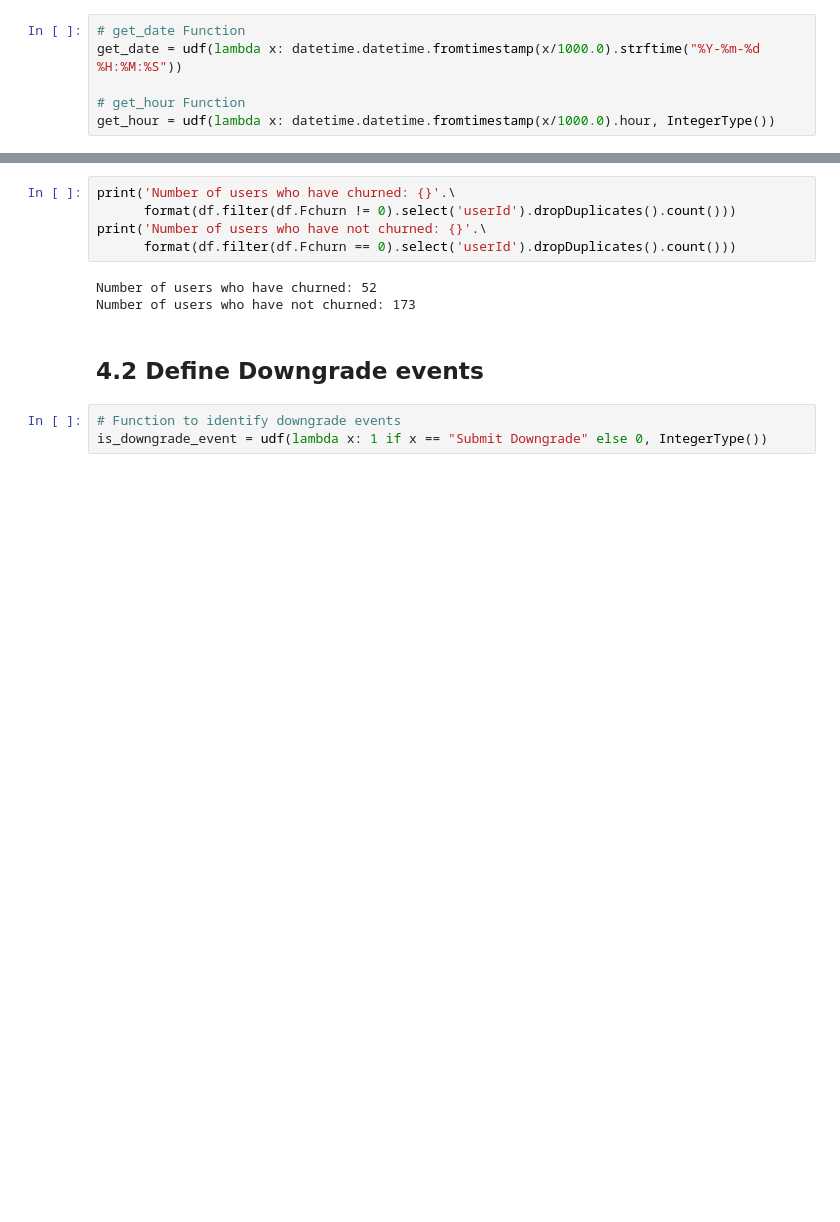
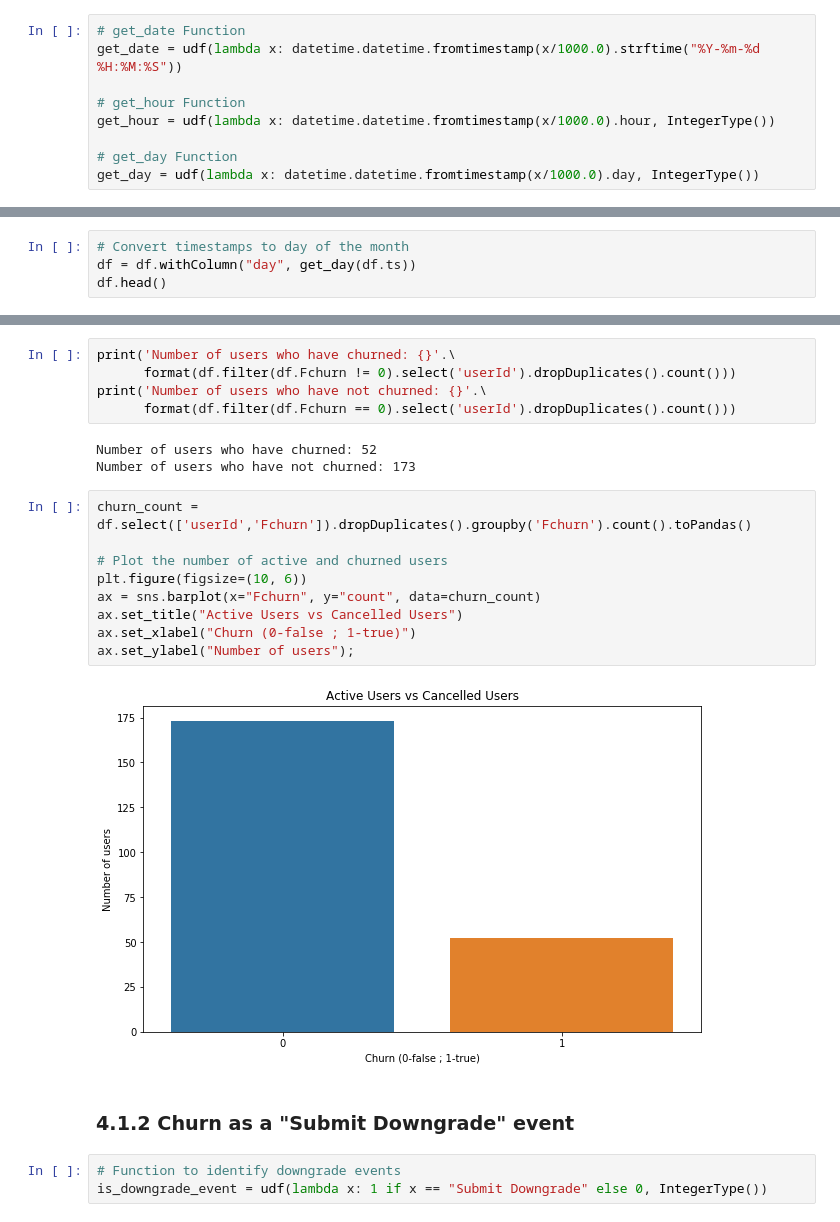
Before and after one commit to MargaridaFernandes1/Udacity-DS-Project3-Sparkify, a Jupyter notebook: Sparkify.ipynb, the cells around one changed output, grey strips where cells are left out. Saved outputs shown, nothing was run; the diff lists cells and outputs as text; blank space fills up the shorter version.

```diff
--- a/Sparkify.ipynb
+++ b/Sparkify.ipynb
@@ -426,6 +440,9 @@ get_date = udf(lambda x: datetime.datetime.fromtimestamp(x/1000.0).strftime("%Y-
 
 # get_hour Function
 get_hour = udf(lambda x: datetime.datetime.fromtimestamp(x/1000.0).hour, IntegerType())
+
+# get_day Function
+get_day = udf(lambda x: datetime.datetime.fromtimestamp(x/1000.0).day, IntegerType())
 # %%
 # Convert timestamps to date
 df = df.withColumn("date", get_date(df.ts))
@@ -440,0 +458,4 @@ Row(artist='Sleeping With Sirens', auth='Logged In', firstName='Darianna', gende
+# %%
+# Convert timestamps to day of the month
+df = df.withColumn("day", get_day(df.ts))
+df.head()
@@ -487,8 +518,19 @@ print('Number of users who have not churned: {}'.\
 # %% [output]
 Number of users who have churned: 52
 Number of users who have not churned: 173
+# %%
+churn_count = df.select(['userId','Fchurn']).dropDuplicates().groupby('Fchurn').count().toPandas()
+
+# Plot the number of active and churned users
+plt.figure(figsize=(10, 6))
+ax = sns.barplot(x="Fchurn", y="count", data=churn_count)
+ax.set_title("Active Users vs Cancelled Users")
+ax.set_xlabel("Churn (0-false ; 1-true)")
+ax.set_ylabel("Number of users");
+# %% [output]
+[figure, added]
 # %% [markdown]
-## 4.2 Define Downgrade events
+### 4.1.2 Churn as a "Submit Downgrade" event
 # %%
 # Function to identify downgrade events
 is_downgrade_event = udf(lambda x: 1 if x == "Submit Downgrade" else 0, IntegerType())
```
Also changed, not shown: parts of 44 cells of this notebook.
